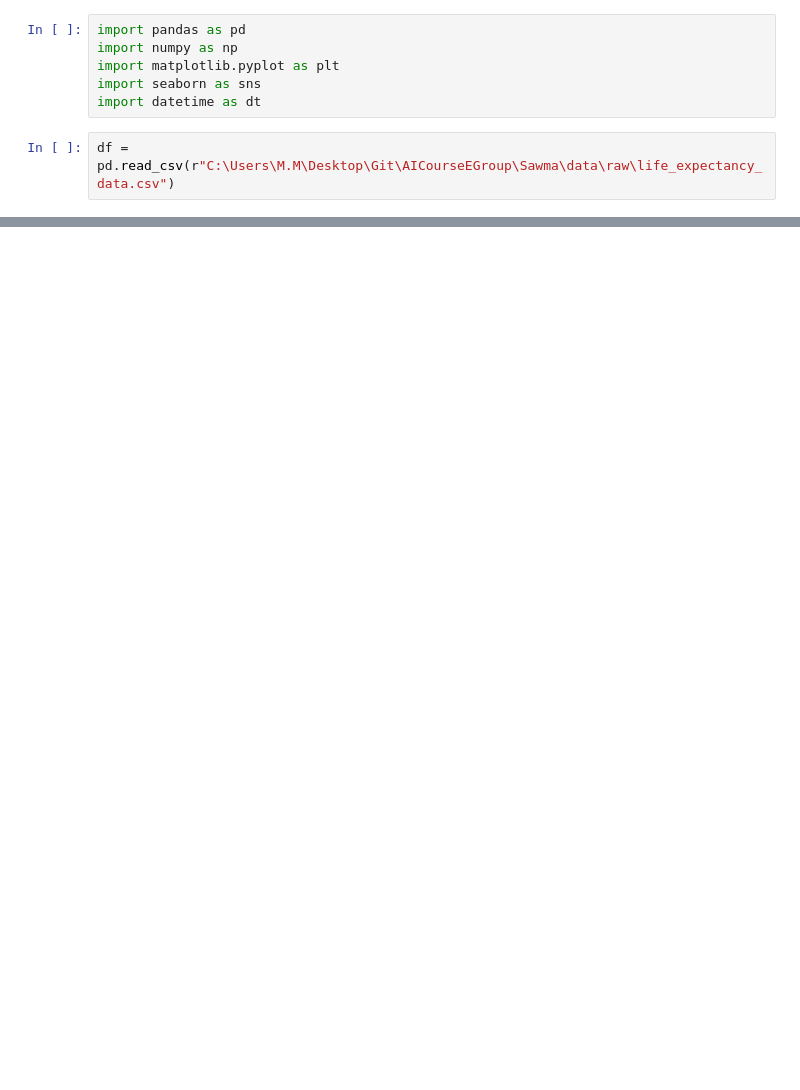
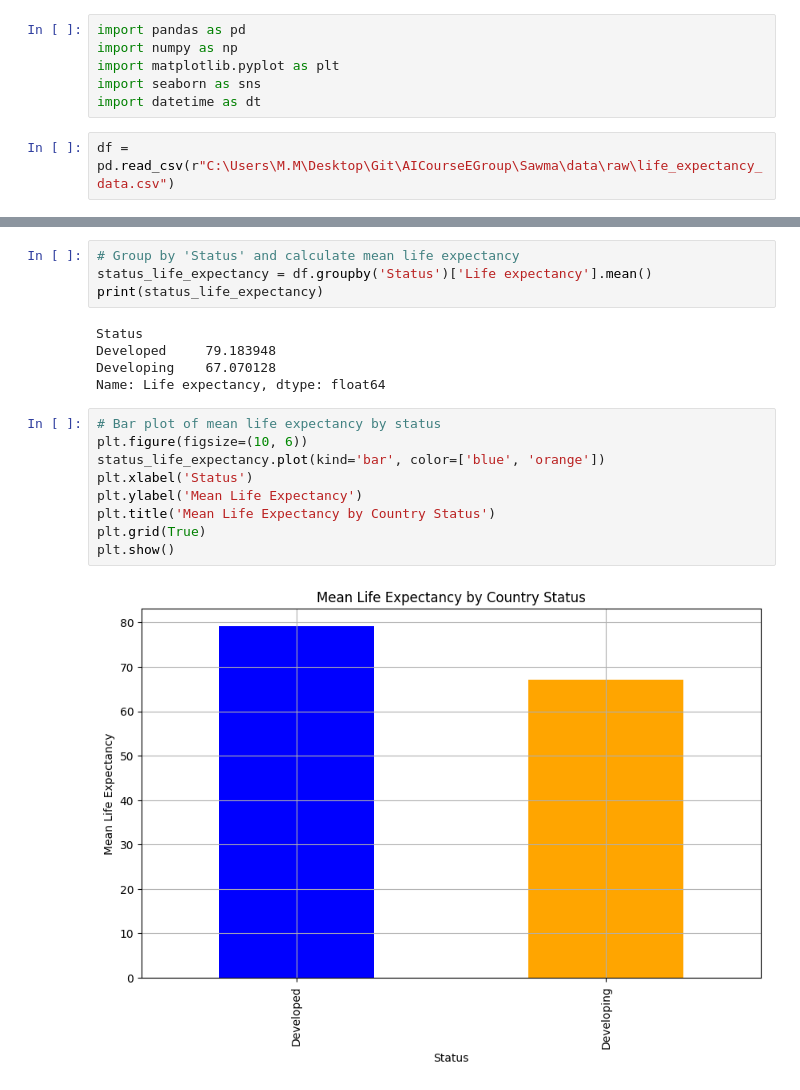
Before and after one commit to LlirikOknessu/AICourseEGroup, a Jupyter notebook: Sawma/data/analyze.ipynb, the cells around one changed output, grey strips where cells are left out. Saved outputs shown, nothing was run; the diff lists cells and outputs as text; blank space fills up the shorter version.

```diff
--- a/Sawma/data/analyze.ipynb
+++ b/Sawma/data/analyze.ipynb
@@ -126,0 +95,20 @@ plt.show()
+# %%
+# Group by 'Status' and calculate mean life expectancy
+status_life_expectancy = df.groupby('Status')['Life expectancy'].mean()
+print(status_life_expectancy)
+# %% [output]
+Status
+Developed     79.183948
+Developing    67.070128
+Name: Life expectancy, dtype: float64
+# %%
+# Bar plot of mean life expectancy by status
+plt.figure(figsize=(10, 6))
+status_life_expectancy.plot(kind='bar', color=['blue', 'orange'])
+plt.xlabel('Status')
+plt.ylabel('Mean Life Expectancy')
+plt.title('Mean Life Expectancy by Country Status')
+plt.grid(True)
+plt.show()
+# %% [output]
+[figure, added]
```
Also changed, not shown: parts of 86 cells of this notebook.
